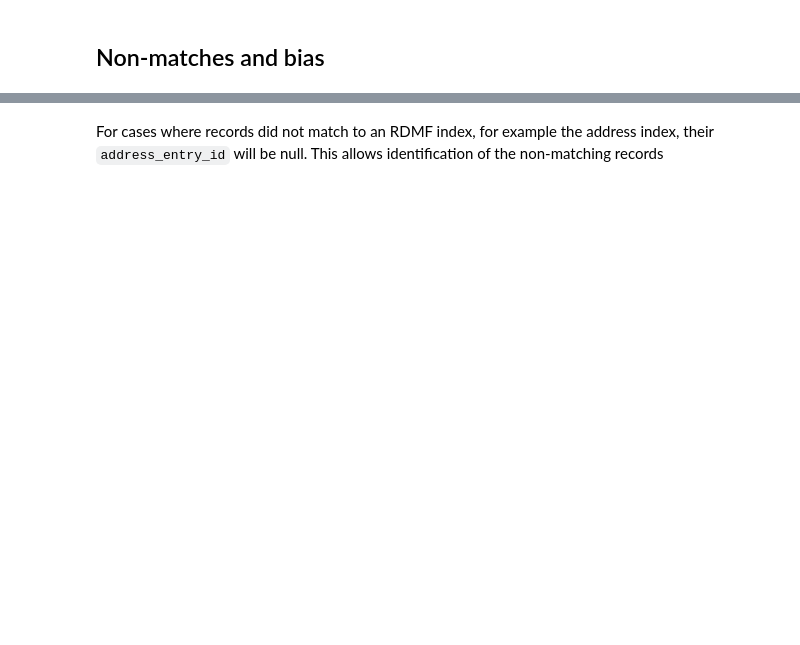
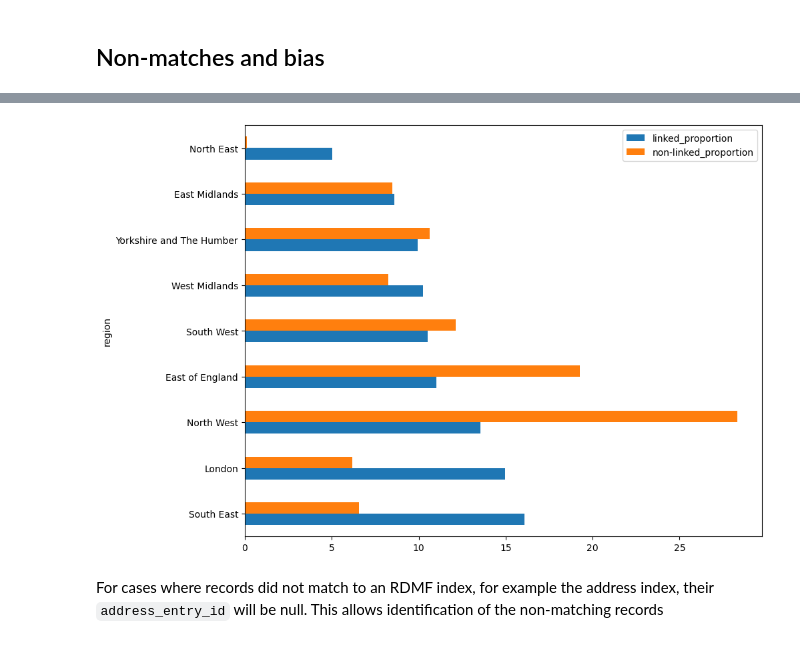
Before and after one commit to anthonye93/ids_demo, a Jupyter notebook: linkage_demo.ipynb, the cells around one changed output, grey strips where cells are left out. Cells and saved outputs as stored; diff of their text form; code cells hidden in the pictures; blank space fills up the shorter version.

```diff
--- a/linkage_demo.ipynb
+++ b/linkage_demo.ipynb
@@ -284,0 +314,9 @@ df = query_job.to_dataframe()
+# %%
+non_links.columns = ['missing_count']
+non_links.index.names = ['region']
+# %%
+df = pd.merge(links, non_links, on = 'region', how = 'inner')
+# %%
+df['linked_proportion'] = df['count']/df['count'].sum()*100
+# %%
+df['non-linked_proportion'] = df['missing_count']/df['missing_count'].sum()*100
@@ -285,3 +337,7 @@ df = query_job.to_dataframe()
+# %%
+ax = df[['linked_proportion','non-linked_proportion']].plot.barh(figsize=(10,8))
+# %% [output]
+[figure, added]
 # %% [markdown]
 For cases where records did not match to an RDMF index, for example the address index, their `address_entry_id` will be null. This allows identification of the non-matching records
 # %%
```
Also changed, not shown: parts of 31 cells of this notebook.
